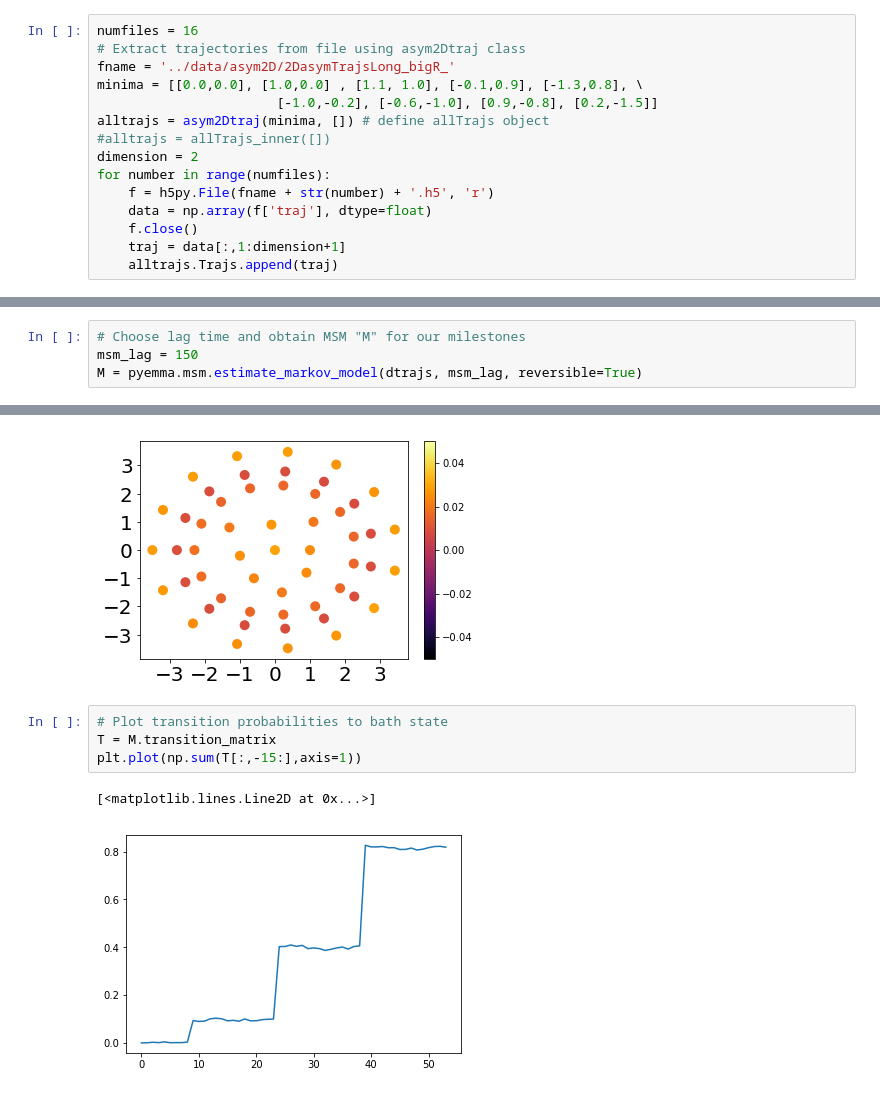
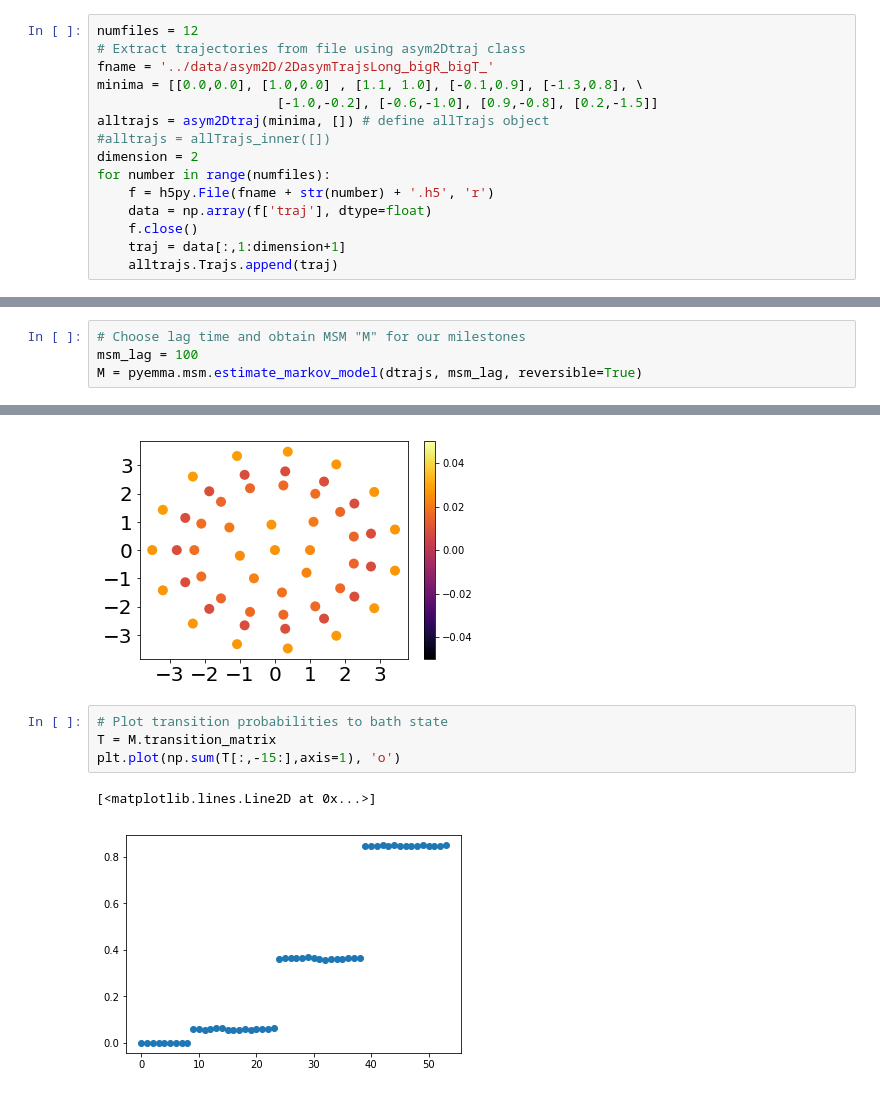
Before and after one commit to markovmodel/msmrd, a Jupyter notebook: scripts/createMSM_asym2D.ipynb, the cells around one changed output, grey strips where cells are left out. Saved outputs shown, nothing was run; the diff lists cells and outputs as text.

```diff
--- a/scripts/createMSM_asym2D.ipynb
+++ b/scripts/createMSM_asym2D.ipynb
@@ -99,9 +99,9 @@ class asym2Dtraj(allTrajs):
             j = self.Ncenters + 2*self.angularPartitions + i
             self.regionMap[j] = statename
 # %%
-numfiles = 16
+numfiles = 12
 # Extract trajectories from file using asym2Dtraj class
-fname = '../data/asym2D/2DasymTrajsLong_bigR_'
+fname = '../data/asym2D/2DasymTrajsLong_bigR_bigT_'
 minima = [[0.0,0.0], [1.0,0.0] , [1.1, 1.0], [-0.1,0.9], [-1.3,0.8], \
                        [-1.0,-0.2], [-0.6,-1.0], [0.9,-0.8], [0.2,-1.5]]
 alltrajs = asym2Dtraj(minima, []) # define allTrajs object
@@ -157,6 +159,6 @@ plt.colorbar()
 # %%
 # Choose lag time and obtain MSM "M" for our milestones
-msm_lag = 150
+msm_lag = 100
 M = pyemma.msm.estimate_markov_model(dtrajs, msm_lag, reversible=True)
 # %%
 # Plot states and color them according to their weight in a given eigenmode
@@ -175,7 +177,7 @@ plt.clim(-0.05,0.05)
 # %%
 # Plot transition probabilities to bath state
 T = M.transition_matrix
-plt.plot(np.sum(T[:,-15:],axis=1))
+plt.plot(np.sum(T[:,-15:],axis=1), 'o')
 # %% [output]
 [<matplotlib.lines.Line2D at 0x...>]
-[figure, old version]
+[figure, new version]
```
Also changed, not shown: parts of 6 cells of this notebook, 2 other files.
